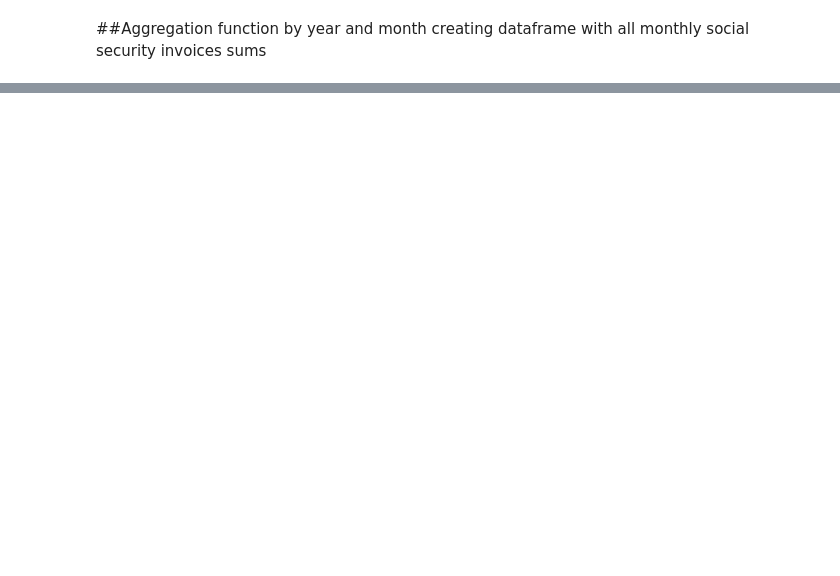
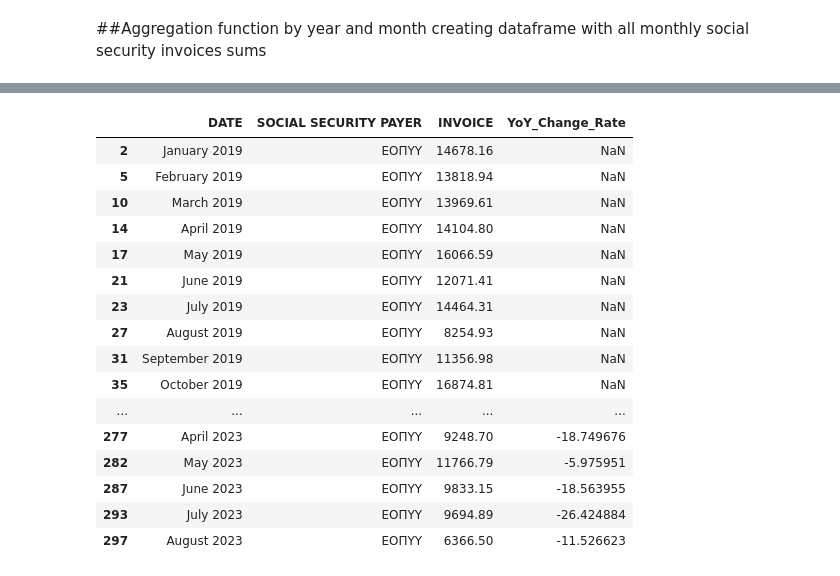
Before and after one commit to tasosnikitakis/Data_Science_Notebooks, a Jupyter notebook: pharmacy_social_security_invoices_analysis.ipynb, the cells around one changed output, grey strips where cells are left out. Drawn from its saved outputs; the diff is of its cells as text; code cells hidden in the pictures; blank space fills up the shorter version.

```diff
--- a/pharmacy_social_security_invoices_analysis.ipynb
+++ b/pharmacy_social_security_invoices_analysis.ipynb
@@ -95,0 +209,4 @@ KeyError: ignored
+# %%
+df = social_security_invoices_df.query("YEAR == 2020")
+fig = ptx.pie(df, values='INVOICE', names='SOCIAL SECURITY PAYER', title='2020 Social Security Payers Invoices Pie Chart')
+fig.show()
@@ -95,0 +259,23 @@ KeyError: ignored
+# %%
+social_security_payer = 'ΕΟΠΥΥ'
+yoy_df = calculate_year_over_year_change_rate(social_security_invoices_df, social_security_payer)
+# %%
+yoy_df
+# %% [output]
+|  | DATE | SOCIAL SECURITY PAYER | INVOICE | YoY_Change_Rate |
+| 2 | January 2019 | ΕΟΠΥΥ | 14678.16 | NaN |
+| 5 | February 2019 | ΕΟΠΥΥ | 13818.94 | NaN |
+| 10 | March 2019 | ΕΟΠΥΥ | 13969.61 | NaN |
+| 14 | April 2019 | ΕΟΠΥΥ | 14104.80 | NaN |
+| 17 | May 2019 | ΕΟΠΥΥ | 16066.59 | NaN |
+| 21 | June 2019 | ΕΟΠΥΥ | 12071.41 | NaN |
+| 23 | July 2019 | ΕΟΠΥΥ | 14464.31 | NaN |
+| 27 | August 2019 | ΕΟΠΥΥ | 8254.93 | NaN |
+| 31 | September 2019 | ΕΟΠΥΥ | 11356.98 | NaN |
+| 35 | October 2019 | ΕΟΠΥΥ | 16874.81 | NaN |
+| ... | ... | ... | ... | ... |
+| 277 | April 2023 | ΕΟΠΥΥ | 9248.70 | -18.749676 |
+| 282 | May 2023 | ΕΟΠΥΥ | 11766.79 | -5.975951 |
+| 287 | June 2023 | ΕΟΠΥΥ | 9833.15 | -18.563955 |
+| 293 | July 2023 | ΕΟΠΥΥ | 9694.89 | -26.424884 |
+| 297 | August 2023 | ΕΟΠΥΥ | 6366.50 | -11.526623 |
```
Also changed, not shown: parts of 19 cells of this notebook.
